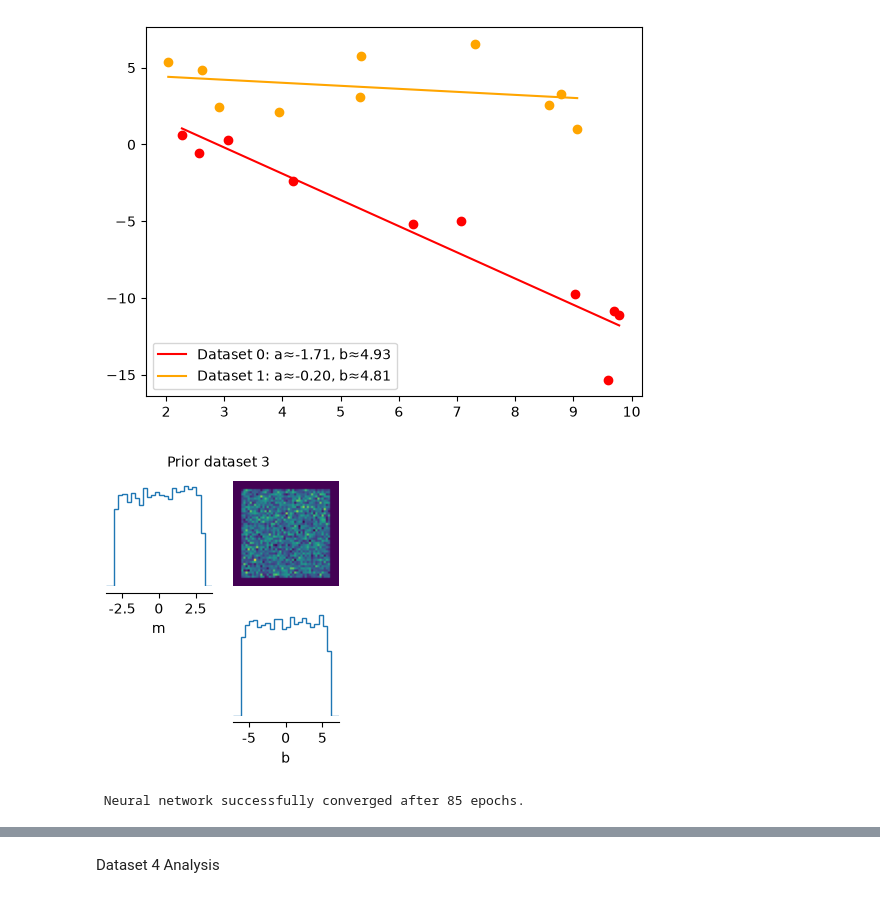
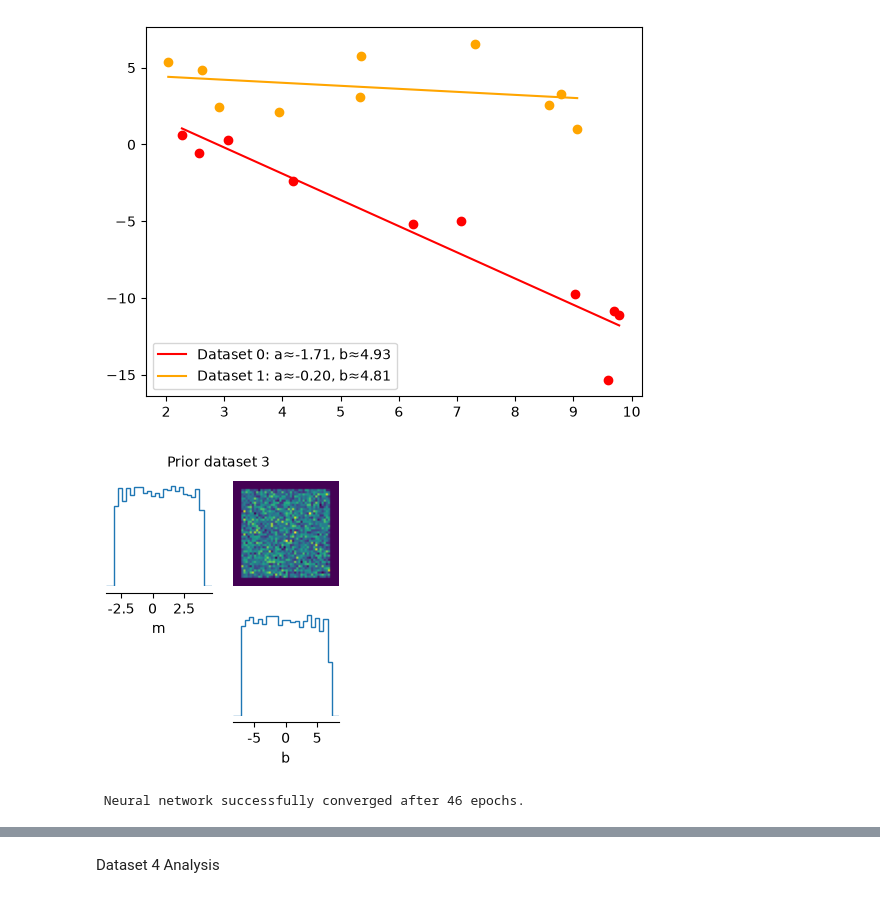
Before and after one commit to jarachisholm/SBI_clustering, a Jupyter notebook: fit_secret_lines.ipynb, the cells around one changed output, grey strips where cells are left out. Drawn from its saved outputs; the diff is of its cells as text; code cells hidden in the pictures.

```diff
--- a/fit_secret_lines.ipynb
+++ b/fit_secret_lines.ipynb
@@ -382,20 +382,20 @@ b ranges from -5.324 to 5.409
 # %%
 #Creating a prior for the set based on that range
 
-prior_3 = BoxUniform(low=torch.tensor([-3, -6]),
-                      high=torch.tensor([3, 6]))
+prior_3 = BoxUniform(low=torch.tensor([-3, -7]),
+                      high=torch.tensor([4, 7]))
 
 prior_samples3 = prior_3.sample((10000,))
 
 fig, ax = pairplot(
     prior_samples3,
     labels=["m", "b"],
     figsize=(3,3)
 )
 plt.suptitle("Prior dataset 3", fontsize = 10 )
 plt.show()
 # %% [output]
-[figure, old version]
+[figure, new version]
 # %%
 n_points = 10
 
@@ -427,7 +427,7 @@ inference.append_simulations(theta_train, x_train)
 density_estimator = inference.train()
 posterior = inference.build_posterior(density_estimator)
 # %% [output]
- Neural network successfully converged after 85 epochs.
+ Neural network successfully converged after 46 epochs.
 # %%
 def get_observation(ds_id):
     d = df[df['dataset'] == ds_id]
```
Also changed, not shown: parts of 5 cells of this notebook, 1 other file.
